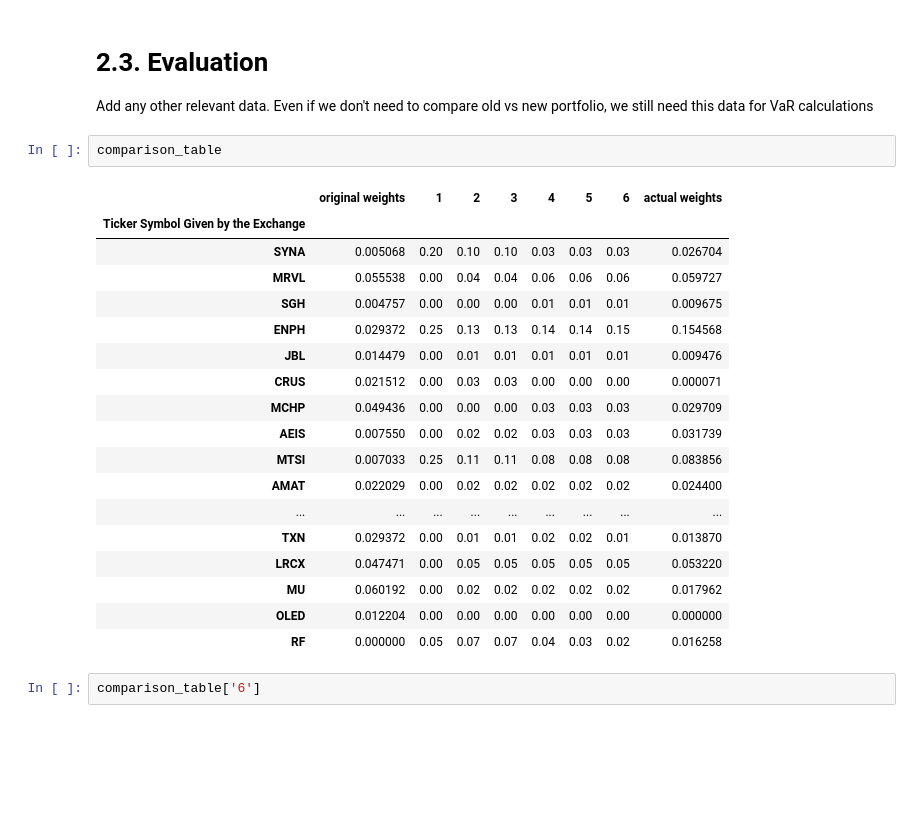
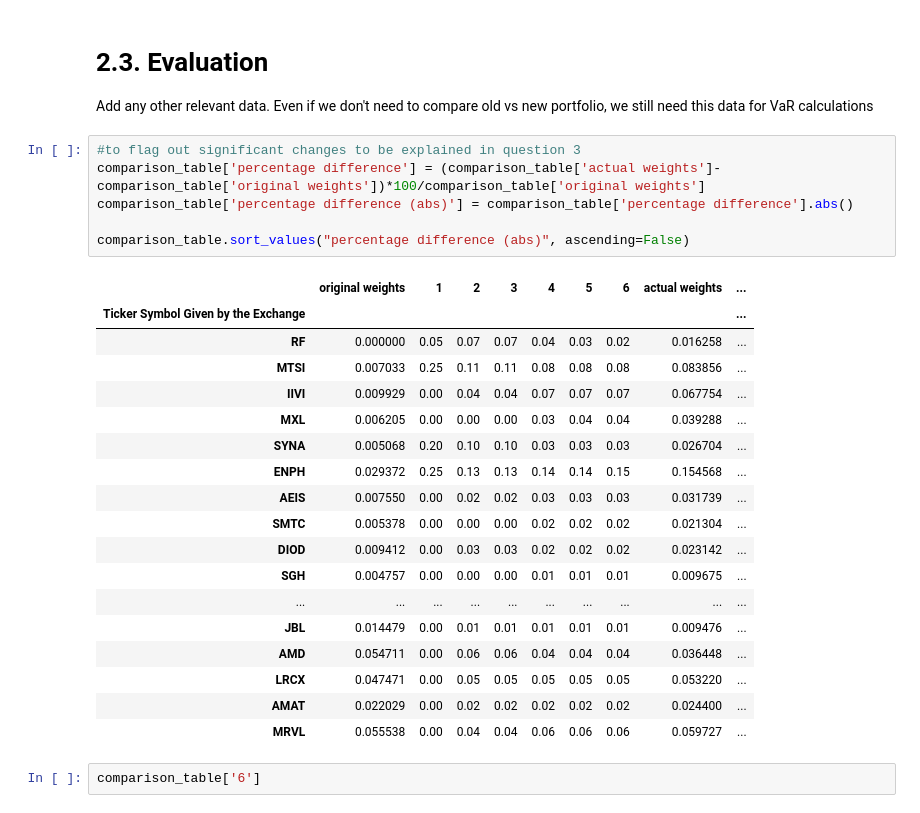
Before and after one commit to coldsonata/bt4016-project, a Jupyter notebook: midterm_code.ipynb, the cells around one changed output. Cells and saved outputs as stored; diff of their text form; blank space fills up the shorter version.

```diff
--- a/midterm_code.ipynb
+++ b/midterm_code.ipynb
@@ -744,27 +744,31 @@ Name: actual weights, dtype: float64
 
 Add any other relevant data.
 Even if we don't need to compare old vs new portfolio, we still need this data for VaR calculations
-# %%
-comparison_table
-# %% [output]
-|  | original weights | 1 | 2 | 3 | 4 | 5 | 6 | actual weights |
-| Ticker Symbol Given by the Exchange |  |  |  |  |  |  |  |  |
-| SYNA | 0.005068 | 0.20 | 0.10 | 0.10 | 0.03 | 0.03 | 0.03 | 0.026704 |
-| MRVL | 0.055538 | 0.00 | 0.04 | 0.04 | 0.06 | 0.06 | 0.06 | 0.059727 |
-| SGH | 0.004757 | 0.00 | 0.00 | 0.00 | 0.01 | 0.01 | 0.01 | 0.009675 |
-| ENPH | 0.029372 | 0.25 | 0.13 | 0.13 | 0.14 | 0.14 | 0.15 | 0.154568 |
-| JBL | 0.014479 | 0.00 | 0.01 | 0.01 | 0.01 | 0.01 | 0.01 | 0.009476 |
-| CRUS | 0.021512 | 0.00 | 0.03 | 0.03 | 0.00 | 0.00 | 0.00 | 0.000071 |
-| MCHP | 0.049436 | 0.00 | 0.00 | 0.00 | 0.03 | 0.03 | 0.03 | 0.029709 |
-| AEIS | 0.007550 | 0.00 | 0.02 | 0.02 | 0.03 | 0.03 | 0.03 | 0.031739 |
-| MTSI | 0.007033 | 0.25 | 0.11 | 0.11 | 0.08 | 0.08 | 0.08 | 0.083856 |
-| AMAT | 0.022029 | 0.00 | 0.02 | 0.02 | 0.02 | 0.02 | 0.02 | 0.024400 |
-| ... | ... | ... | ... | ... | ... | ... | ... | ... |
-| TXN | 0.029372 | 0.00 | 0.01 | 0.01 | 0.02 | 0.02 | 0.01 | 0.013870 |
-| LRCX | 0.047471 | 0.00 | 0.05 | 0.05 | 0.05 | 0.05 | 0.05 | 0.053220 |
-| MU | 0.060192 | 0.00 | 0.02 | 0.02 | 0.02 | 0.02 | 0.02 | 0.017962 |
-| OLED | 0.012204 | 0.00 | 0.00 | 0.00 | 0.00 | 0.00 | 0.00 | 0.000000 |
-| RF | 0.000000 | 0.05 | 0.07 | 0.07 | 0.04 | 0.03 | 0.02 | 0.016258 |
+# %%
+#to flag out significant changes to be explained in question 3
+comparison_table['percentage difference'] = (comparison_table['actual weights']-comparison_table['original weights'])*100/comparison_table['original weights']
+comparison_table['percentage difference (abs)'] = comparison_table['percentage difference'].abs()
+
+comparison_table.sort_values("percentage difference (abs)", ascending=False)
+# %% [output]
+|  | original weights | 1 | 2 | 3 | 4 | 5 | 6 | actual weights | ... |
+| Ticker Symbol Given by the Exchange |  |  |  |  |  |  |  |  | ... |
+| RF | 0.000000 | 0.05 | 0.07 | 0.07 | 0.04 | 0.03 | 0.02 | 0.016258 | ... |
+| MTSI | 0.007033 | 0.25 | 0.11 | 0.11 | 0.08 | 0.08 | 0.08 | 0.083856 | ... |
+| IIVI | 0.009929 | 0.00 | 0.04 | 0.04 | 0.07 | 0.07 | 0.07 | 0.067754 | ... |
+| MXL | 0.006205 | 0.00 | 0.00 | 0.00 | 0.03 | 0.04 | 0.04 | 0.039288 | ... |
+| SYNA | 0.005068 | 0.20 | 0.10 | 0.10 | 0.03 | 0.03 | 0.03 | 0.026704 | ... |
+| ENPH | 0.029372 | 0.25 | 0.13 | 0.13 | 0.14 | 0.14 | 0.15 | 0.154568 | ... |
+| AEIS | 0.007550 | 0.00 | 0.02 | 0.02 | 0.03 | 0.03 | 0.03 | 0.031739 | ... |
+| SMTC | 0.005378 | 0.00 | 0.00 | 0.00 | 0.02 | 0.02 | 0.02 | 0.021304 | ... |
+| DIOD | 0.009412 | 0.00 | 0.03 | 0.03 | 0.02 | 0.02 | 0.02 | 0.023142 | ... |
+| SGH | 0.004757 | 0.00 | 0.00 | 0.00 | 0.01 | 0.01 | 0.01 | 0.009675 | ... |
+| ... | ... | ... | ... | ... | ... | ... | ... | ... | ... |
+| JBL | 0.014479 | 0.00 | 0.01 | 0.01 | 0.01 | 0.01 | 0.01 | 0.009476 | ... |
+| AMD | 0.054711 | 0.00 | 0.06 | 0.06 | 0.04 | 0.04 | 0.04 | 0.036448 | ... |
+| LRCX | 0.047471 | 0.00 | 0.05 | 0.05 | 0.05 | 0.05 | 0.05 | 0.053220 | ... |
+| AMAT | 0.022029 | 0.00 | 0.02 | 0.02 | 0.02 | 0.02 | 0.02 | 0.024400 | ... |
+| MRVL | 0.055538 | 0.00 | 0.04 | 0.04 | 0.06 | 0.06 | 0.06 | 0.059727 | ... |
 # %%
 comparison_table['6']
 # %% [output]
```
Also changed, not shown: parts of 17 cells of this notebook, 1 other file.
